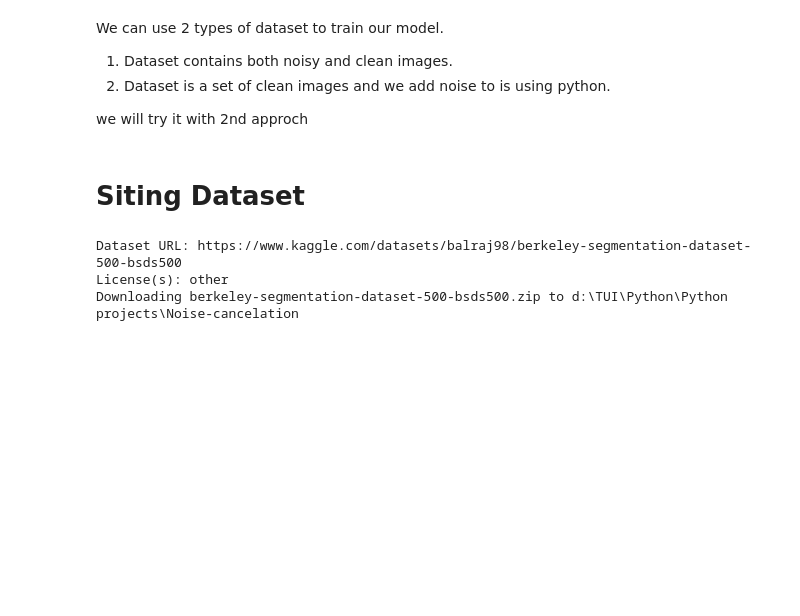
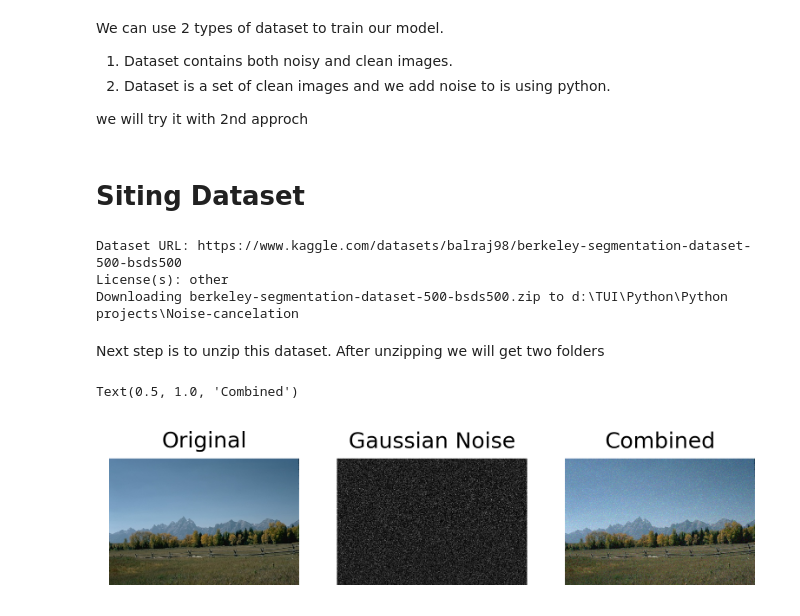
Before and after one commit to ms0525/Noise-cancelation, a Jupyter notebook: noise_reduction.ipynb, the cells around one changed output. Cells and saved outputs as stored; diff of their text form; code cells hidden in the pictures; blank space fills up the shorter version.

Commit message:
added noise to the image

```diff
--- a/noise_reduction.ipynb
+++ b/noise_reduction.ipynb
@@ -57,3 +57,5 @@ we will try it with 2nd approch
 Dataset URL: https://www.kaggle.com/datasets/balraj98/berkeley-segmentation-dataset-500-bsds500
 License(s): other
 Downloading berkeley-segmentation-dataset-500-bsds500.zip to d:\TUI\Python\Python projects\Noise-cancelation
+# %% [markdown]
+Next step is to unzip this dataset. After unzipping we will get two folders
@@ -60,30 +70,45 @@ Downloading berkeley-segmentation-dataset-500-bsds500.zip to d:\TUI\Python\Pytho
 # %%
 # This is the Gausian Noise that we will add to the images
 
 import cv2
 import numpy as np
 import matplotlib.pyplot as plt
 
 gauss_noise=np.zeros((640,480),dtype=np.uint8)
 cv2.randn(gauss_noise,128,20)
 gauss_noise=(gauss_noise*0.5).astype(np.uint8)
 
-#gn_img=cv2.add(img,gauss_noise)
+img = cv2.imread('images/train/2092.jpg' )
+img = cv2.cvtColor(img, cv2.COLOR_BGR2RGB)
+mean = 0
+stddev = 20
+gauss_noise = np.zeros_like(img, dtype=np.uint8)
+for i in range(3):
+    gauss_noise[:, :, i] = cv2.randn(np.zeros((img.shape[0], img.shape[1]), dtype=np.uint8), mean, stddev)
+
+gauss_noise = gauss_noise.astype(np.float32)
+#gauss_noise = cv2.cvtColor(gauss_noise, cv2.COLOR_BGR2GRAY)
+noisy_img = img.astype(np.float32) + gauss_noise
+noisy_img = np.clip(noisy_img, 0, 255).astype(np.uint8)
+#img=cv2.add(img_array,gauss_noise)
 
 
 fig=plt.figure(dpi=300)
 
 fig.add_subplot(1,3,1)
-#plt.imshow()
+plt.imshow(img)
 plt.axis("off")
 plt.title("Original")
 
 fig.add_subplot(1,3,2)
-plt.imshow(gauss_noise,cmap='gray')
+plt.imshow(cv2.cvtColor(gauss_noise, cv2.COLOR_BGR2GRAY), cmap="gray")
 plt.axis("off")
 plt.title("Gaussian Noise")
 
 fig.add_subplot(1,3,3)
-#plt.imshow()
+plt.imshow(noisy_img)
 plt.axis("off")
 plt.title("Combined")
+# %% [output]
+Text(0.5, 1.0, 'Combined')
+[figure, added]
```
Also changed, not shown: parts of 1 cell of this notebook.
